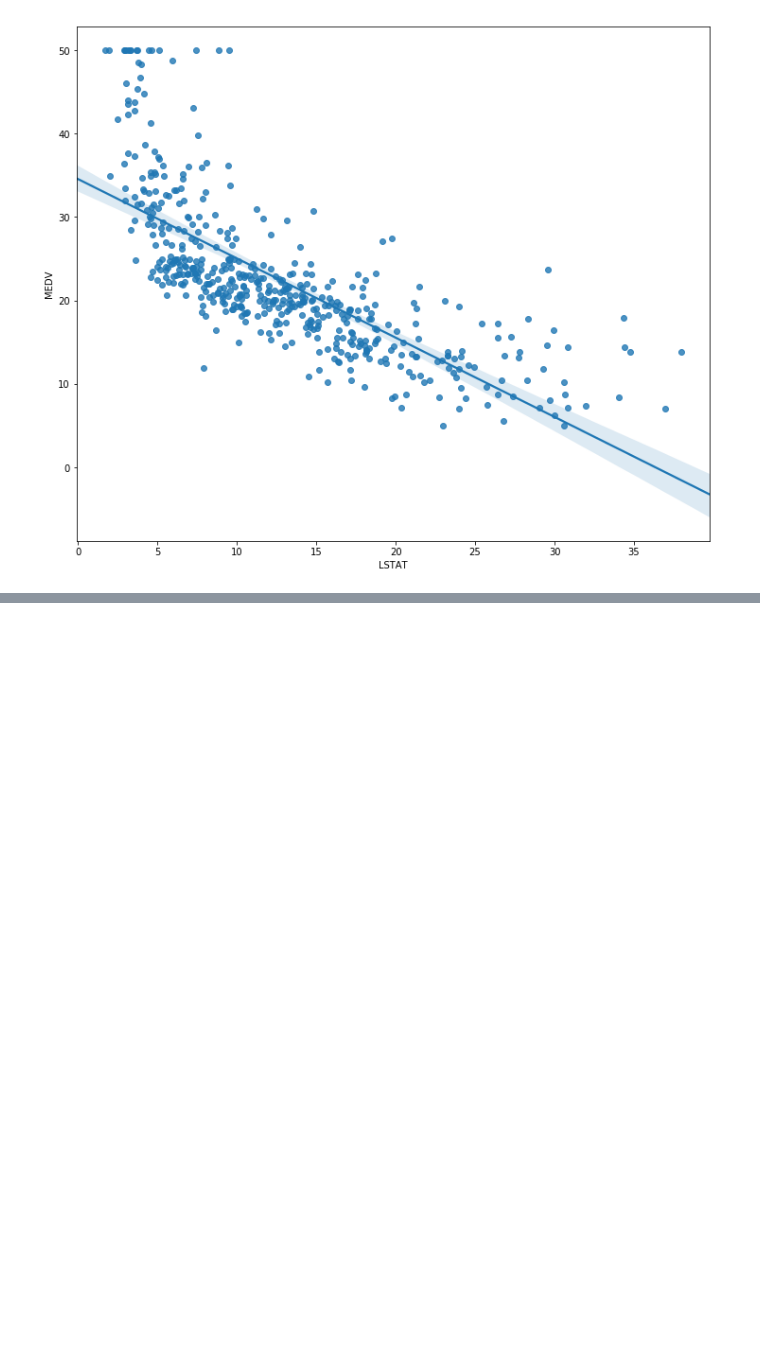
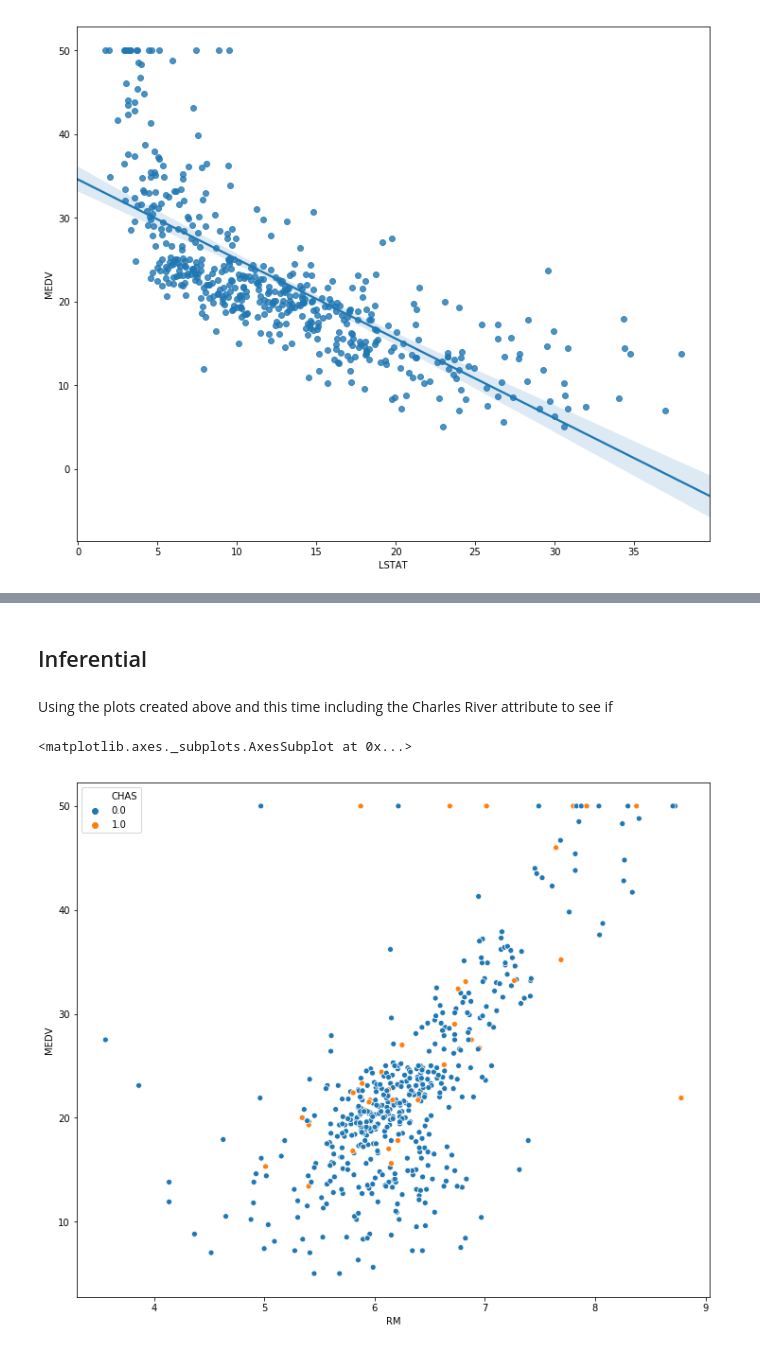
Before and after one commit to MichaelORegan/52954_MACHINE_LEARNING_AND_STATISTICS, a Jupyter notebook: 52954 Project Boston House Price Dataset.ipynb, the cells around one changed output, grey strips where cells are left out. Drawn from its saved outputs; the diff is of its cells as text; code cells hidden in the pictures; blank space fills up the shorter version.

Commit message:
added plots for Charles River and started neural network

```diff
--- a/52954 Project Boston House Price Dataset.ipynb
+++ b/52954 Project Boston House Price Dataset.ipynb
@@ -300,0 +324,10 @@ sns.regplot(x="RM", y="MEDV", data=boston)
+# %% [markdown]
+## Inferential
+# %% [markdown]
+Using the plots created above and this time including the Charles River attribute to see if
+# %%
+# create scatter plot
+sns.scatterplot(data=boston,x='RM',y='MEDV', hue='CHAS')
+# %% [output]
+<matplotlib.axes._subplots.AxesSubplot at 0x...>
+[figure, added]
```
Also changed, not shown: parts of 21 cells of this notebook.
